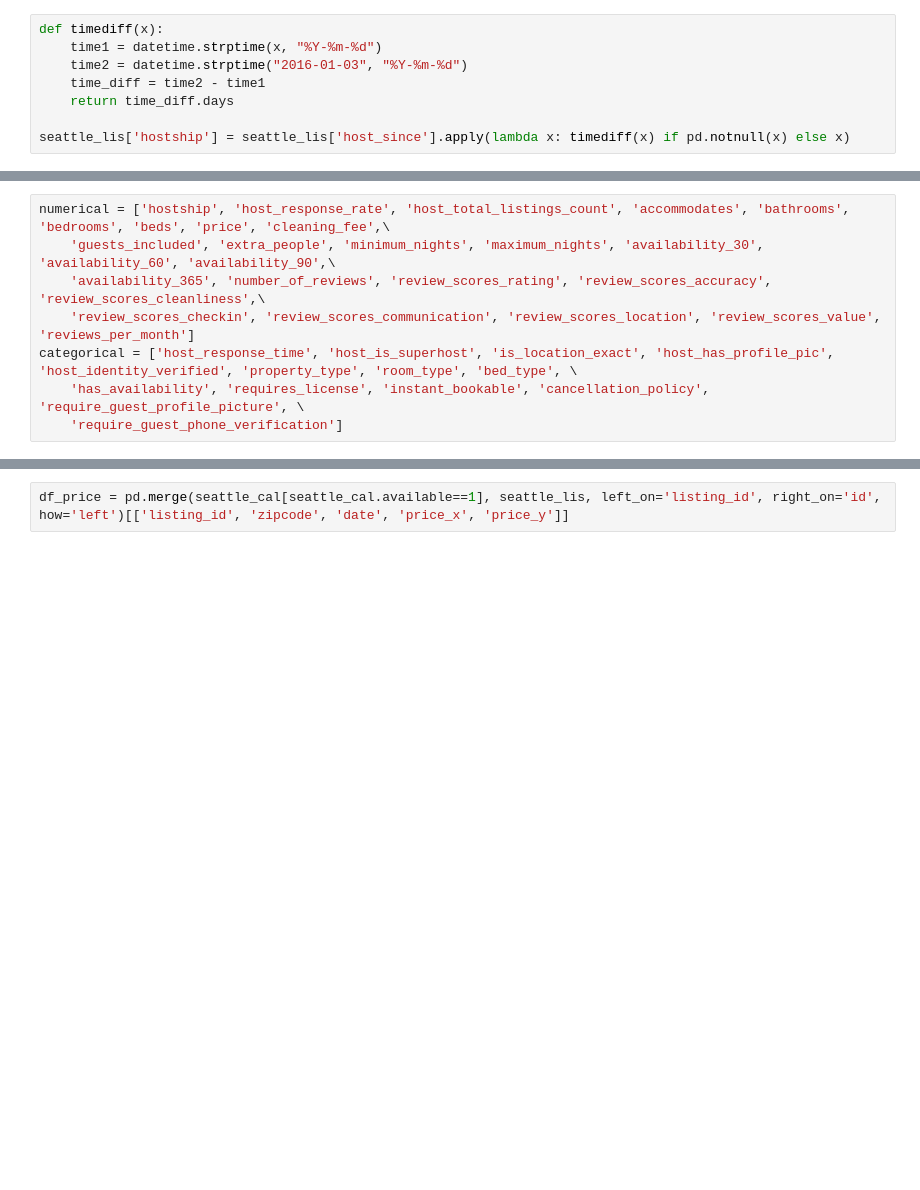
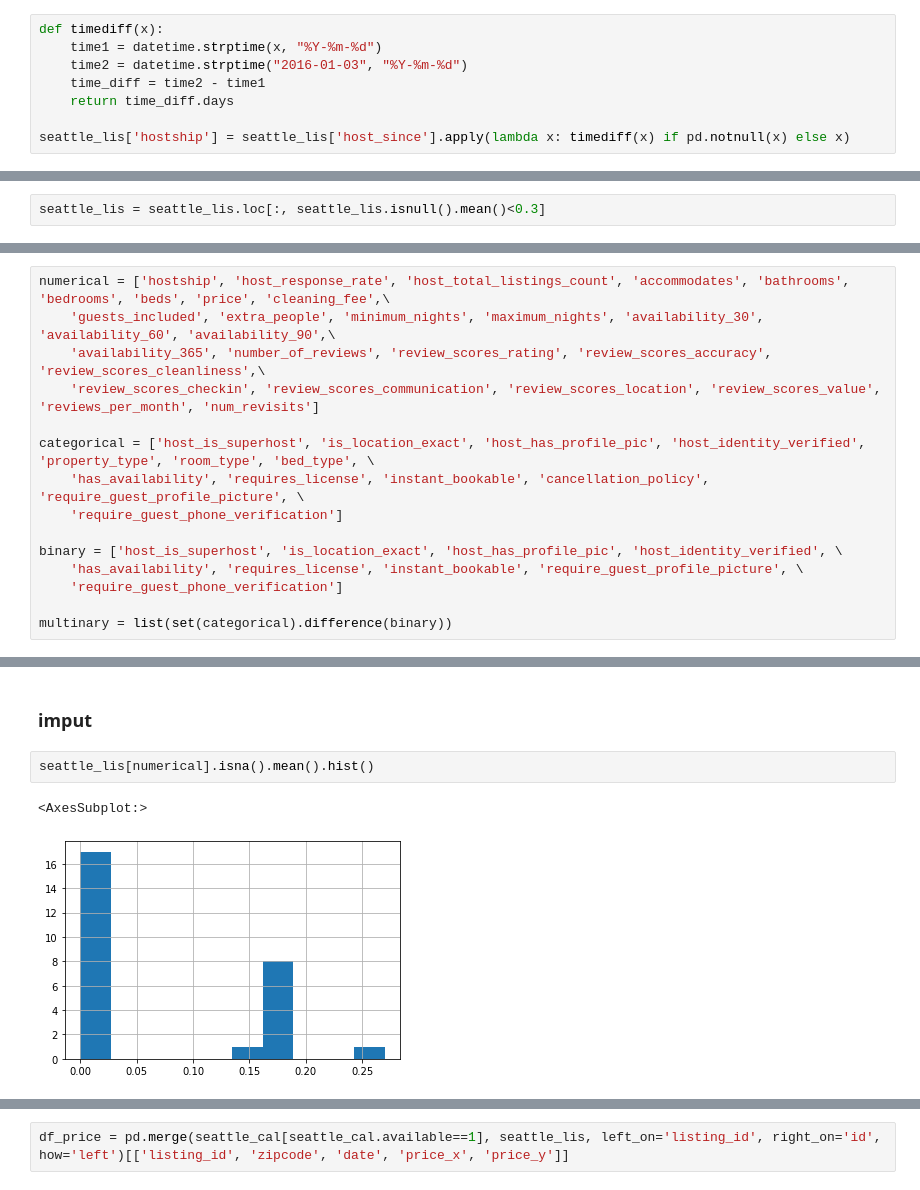
Before and after one commit to boldchan/first_blog, a Jupyter notebook: discover.ipynb, the cells around one changed output, grey strips where cells are left out. Drawn from its saved outputs; the diff is of its cells as text; blank space fills up the shorter version.

```diff
--- a/discover.ipynb
+++ b/discover.ipynb
@@ -219,0 +278,2 @@ imput
+# %%
+seattle_lis = seattle_lis.loc[:, seattle_lis.isnull().mean()<0.3]
@@ -221,7 +283,14 @@ imput
 numerical = ['hostship', 'host_response_rate', 'host_total_listings_count', 'accommodates', 'bathrooms', 'bedrooms', 'beds', 'price', 'cleaning_fee',\
     'guests_included', 'extra_people', 'minimum_nights', 'maximum_nights', 'availability_30', 'availability_60', 'availability_90',\
     'availability_365', 'number_of_reviews', 'review_scores_rating', 'review_scores_accuracy', 'review_scores_cleanliness',\
-    'review_scores_checkin', 'review_scores_communication', 'review_scores_location', 'review_scores_value', 'reviews_per_month']
-categorical = ['host_response_time', 'host_is_superhost', 'is_location_exact', 'host_has_profile_pic', 'host_identity_verified', 'property_type', 'room_type', 'bed_type', \
+    'review_scores_checkin', 'review_scores_communication', 'review_scores_location', 'review_scores_value', 'reviews_per_month', 'num_revisits']
+
+categorical = ['host_is_superhost', 'is_location_exact', 'host_has_profile_pic', 'host_identity_verified', 'property_type', 'room_type', 'bed_type', \
     'has_availability', 'requires_license', 'instant_bookable', 'cancellation_policy', 'require_guest_profile_picture', \
     'require_guest_phone_verification']
+
+binary = ['host_is_superhost', 'is_location_exact', 'host_has_profile_pic', 'host_identity_verified', \
+    'has_availability', 'requires_license', 'instant_bookable', 'require_guest_profile_picture', \
+    'require_guest_phone_verification']
+
+multinary = list(set(categorical).difference(binary))
@@ -243,0 +297,7 @@ seattle_lis[numerical].select_dtypes('object')
+# %% [markdown]
+### imput
+# %%
+seattle_lis[numerical].isna().mean().hist()
+# %% [output]
+<AxesSubplot:>
+[figure, added]
```
Also changed, not shown: parts of 94 cells of this notebook.
